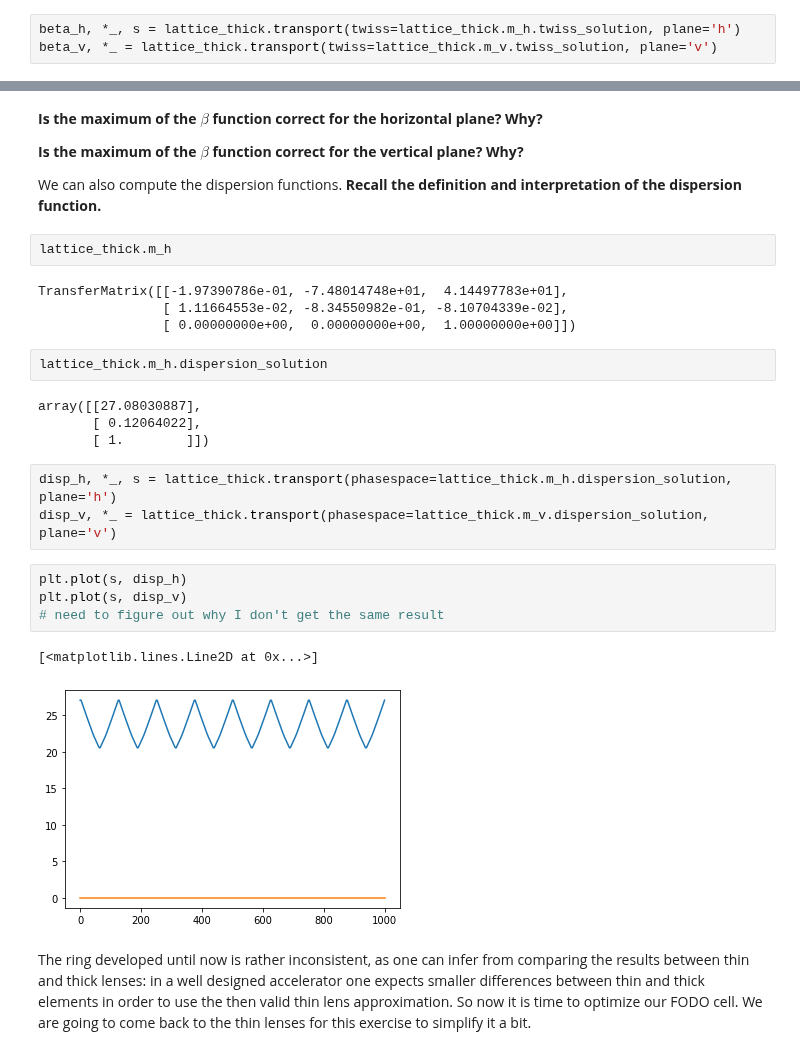
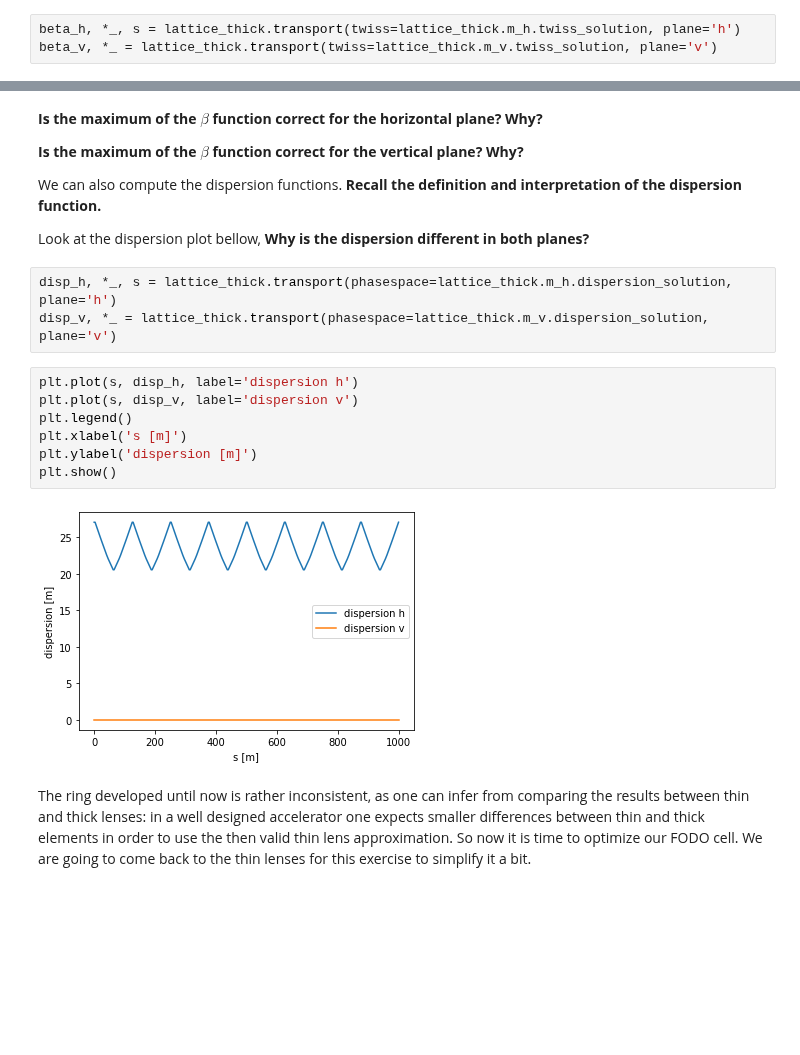
Before and after one commit to loiccoyle/pyaccelerator, a Jupyter notebook: noteboooks/tutorial_1.ipynb, the cells around one changed output, grey strips where cells are left out. Cells and saved outputs as stored; diff of their text form; blank space fills up the shorter version.

Commit message:
finish dispersion block

```diff
--- a/noteboooks/tutorial_1.ipynb
+++ b/noteboooks/tutorial_1.ipynb
@@ -214,28 +218,20 @@ plot_beta(beta_h, beta_v, s)
 **Is the maximum of the $\beta$ function correct for the vertical plane? Why?**
 
 We can also compute the dispersion functions. **Recall the definition and interpretation of the dispersion function.**
+
+Look at the dispersion plot bellow, **Why is the dispersion different in both planes?**
-# %%
-lattice_thick.m_h
-# %% [output]
-TransferMatrix([[-1.97390786e-01, -7.48014748e+01,  4.14497783e+01],
-                [ 1.11664553e-02, -8.34550982e-01, -8.10704339e-02],
-                [ 0.00000000e+00,  0.00000000e+00,  1.00000000e+00]])
-# %%
-lattice_thick.m_h.dispersion_solution
-# %% [output]
-array([[27.08030887],
-       [ 0.12064022],
-       [ 1.        ]])
 # %%
 disp_h, *_, s = lattice_thick.transport(phasespace=lattice_thick.m_h.dispersion_solution, plane='h')
 disp_v, *_ = lattice_thick.transport(phasespace=lattice_thick.m_v.dispersion_solution, plane='v')
-# %%
-plt.plot(s, disp_h)
-plt.plot(s, disp_v)
-# need to figure out why I don't get the same result
-# %% [output]
-[<matplotlib.lines.Line2D at 0x...>]
-[figure, removed]
+# %%
+plt.plot(s, disp_h, label='dispersion h')
+plt.plot(s, disp_v, label='dispersion v')
+plt.legend()
+plt.xlabel('s [m]')
+plt.ylabel('dispersion [m]')
+plt.show()
+# %% [output]
+[figure, added]
 # %% [markdown]
 The ring developed until now is rather inconsistent, as one can infer from comparing the results between thin and thick lenses: in a well designed accelerator one expects smaller differences between thin and thick elements in order to use the then valid thin lens approximation. So now it is time to optimize our FODO cell. We are going to come back to the thin lenses for this exercise to simplify it a bit.
 # %% [markdown]
```
Also changed, not shown: parts of 8 cells of this notebook.
